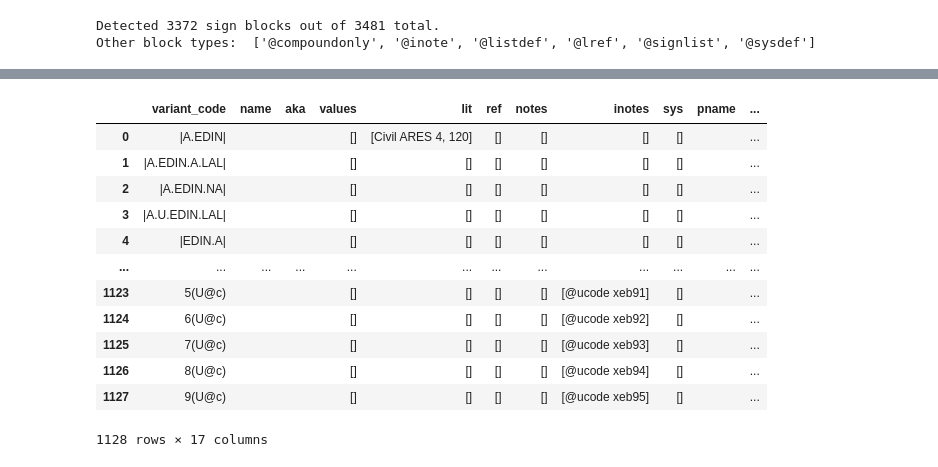
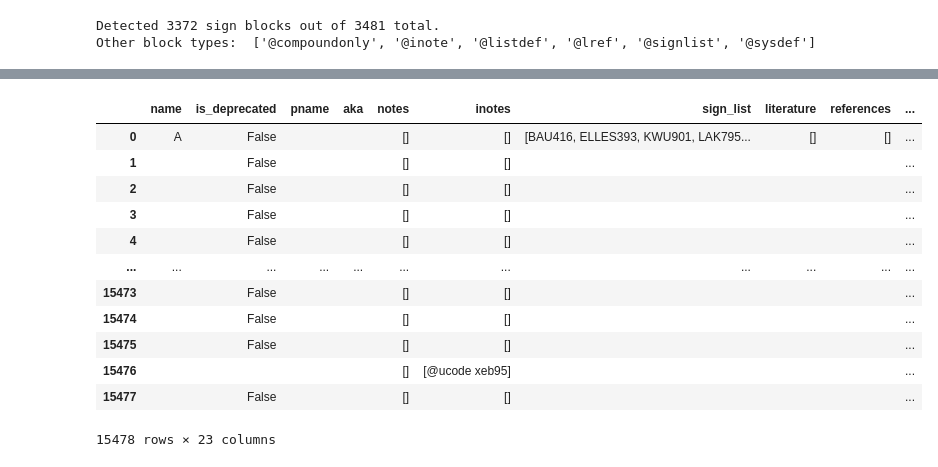
Before and after one commit to colesimmons/py_ogsl, a Jupyter notebook: notebook.ipynb, the cells around one changed output, grey strips where cells are left out. Saved outputs shown, nothing was run; the diff lists cells and outputs as text; code cells hidden in the pictures.

Commit message:
All parsers seem to be in good shape. Added notebook for easier analysis.

```diff
--- a/notebook.ipynb
+++ b/notebook.ipynb
@@ -3,7 +3,12 @@ from parse import get_blocks, limit_to_sign_blocks, parse_sign_blocks
 # %%
-blocks = get_blocks('ogsl.asl')
-sign_blocks = limit_to_sign_blocks(blocks)
-signs = parse_sign_blocks(sign_blocks)
+ogsl = OGSL.load()
 # %% [output]
 Detected 3372 sign blocks out of 3481 total.
 Other block types:  ['@compoundonly', '@inote', '@listdef', '@lref', '@signlist', '@sysdef']
+# %%
+i = 1
+most_common = ['𒀭', '𒀀', '𒆠', '𒁹', '𒁀', '𒉌', '𒈬', '𒌨', '𒋡', '𒋗', '𒁉', '𒌓', '𒋫', '𒈫', '𒊺', '𒈗', '𒈾', '𒌉', '𒌋', '𒐊', '𒇽', '𒂗', '𒁺', '𒂵', '𒂠', '𒃻', '𒁕', '𒐈', '𒅆', '𒂆', '𒅗', '𒈠', '𒁾', '𒇻', '𒌗', '𒄑', '𒊏', '𒉺', '𒄥', '𒉈', '𒂍', '𒍪', '𒆷', '𒆸', '𒊮', '𒄰', '𒇲', '𒐉', '𒍣', '𒀊']
+for sign in ogsl.signs:
+    if not sign.is_compound and sign.unicode_cuneiform and sign.unicode_cuneiform in most_common:
+        print(i, sign.name, sign.unicode_cuneiform)
+        i += 1
@@ -10,7 +33,23 @@ Other block types:  ['@compoundonly', '@inote', '@listdef', '@lref', '@signlist'
 # %%
-form_dicts = []
-for sign in signs:
+dicts = []
+for sign in ogsl.signs:
+    sign_dict = sign.model_dump(exclude={"values", "forms"})
+    sign_dict["type"] = "Sign"
+    dicts.append(sign_dict)
+
+    for value in sign.values:
+        value_dict = value.model_dump()
+        value_dict["type"] = "SignValue"
+        dicts.append(value_dict)
+
     for form in sign.forms:
-        form_dicts.append(form.model_dump())
-form_dicts
+        form_dict = form.model_dump(exclude={"values"})
+        form_dict["type"] = "Form"
+        dicts.append(form_dict)
+
+        for value in form.values:
+            value_dict = value.model_dump()
+            value_dict["type"] = "FormValue"
+            dicts.append(value_dict)
+dicts
 # %% [output]
@@ -33,20 +72,21 @@ form_dicts
  ...]
 # %%
 import pandas as pd
-form_df = pd.DataFrame(form_dicts)
-form_df
+df = pd.DataFrame(dicts)
+df = df.fillna('')
+df
 # %% [output]
-|  | variant_code | name | aka | values | lit | ref | notes | inotes | sys | pname | ... |
-| 0 | |A.EDIN| |  |  | [] | [Civil ARES 4, 120] | [] | [] | [] | [] |  | ... |
-| 1 | |A.EDIN.A.LAL| |  |  | [] | [] | [] | [] | [] | [] |  | ... |
-| 2 | |A.EDIN.NA| |  |  | [] | [] | [] | [] | [] | [] |  | ... |
-| 3 | |A.U.EDIN.LAL| |  |  | [] | [] | [] | [] | [] | [] |  | ... |
-| 4 | |EDIN.A| |  |  | [] | [] | [] | [] | [] | [] |  | ... |
-| ... | ... | ... | ... | ... | ... | ... | ... | ... | ... | ... | ... |
-| 1123 | 5(U@c) |  |  | [] | [] | [] | [] | [@ucode xeb91] | [] |  | ... |
-| 1124 | 6(U@c) |  |  | [] | [] | [] | [] | [@ucode xeb92] | [] |  | ... |
-| 1125 | 7(U@c) |  |  | [] | [] | [] | [] | [@ucode xeb93] | [] |  | ... |
-| 1126 | 8(U@c) |  |  | [] | [] | [] | [] | [@ucode xeb94] | [] |  | ... |
-| 1127 | 9(U@c) |  |  | [] | [] | [] | [] | [@ucode xeb95] | [] |  | ... |
+|  | name | is_deprecated | pname | aka | notes | inotes | sign_list | literature | references | ... |
+| 0 | A | False |  |  | [] | [] | [BAU416, ELLES393, KWU901, LAK795... | [] | [] | ... |
+| 1 |  | False |  |  | [] | [] |  |  |  | ... |
+| 2 |  | False |  |  | [] | [] |  |  |  | ... |
+| 3 |  | False |  |  | [] | [] |  |  |  | ... |
+| 4 |  | False |  |  | [] | [] |  |  |  | ... |
+| ... | ... | ... | ... | ... | ... | ... | ... | ... | ... | ... |
+| 15473 |  | False |  |  | [] | [] |  |  |  | ... |
+| 15474 |  | False |  |  | [] | [] |  |  |  | ... |
+| 15475 |  | False |  |  | [] | [] |  |  |  | ... |
+| 15476 |  |  |  |  | [] | [@ucode xeb95] |  |  |  | ... |
+| 15477 |  | False |  |  | [] | [] |  |  |  | ... |
-1128 rows × 17 columns
+15478 rows × 23 columns
 # %%
```
Also changed, not shown: parts of 5 cells of this notebook, 8 other files.
